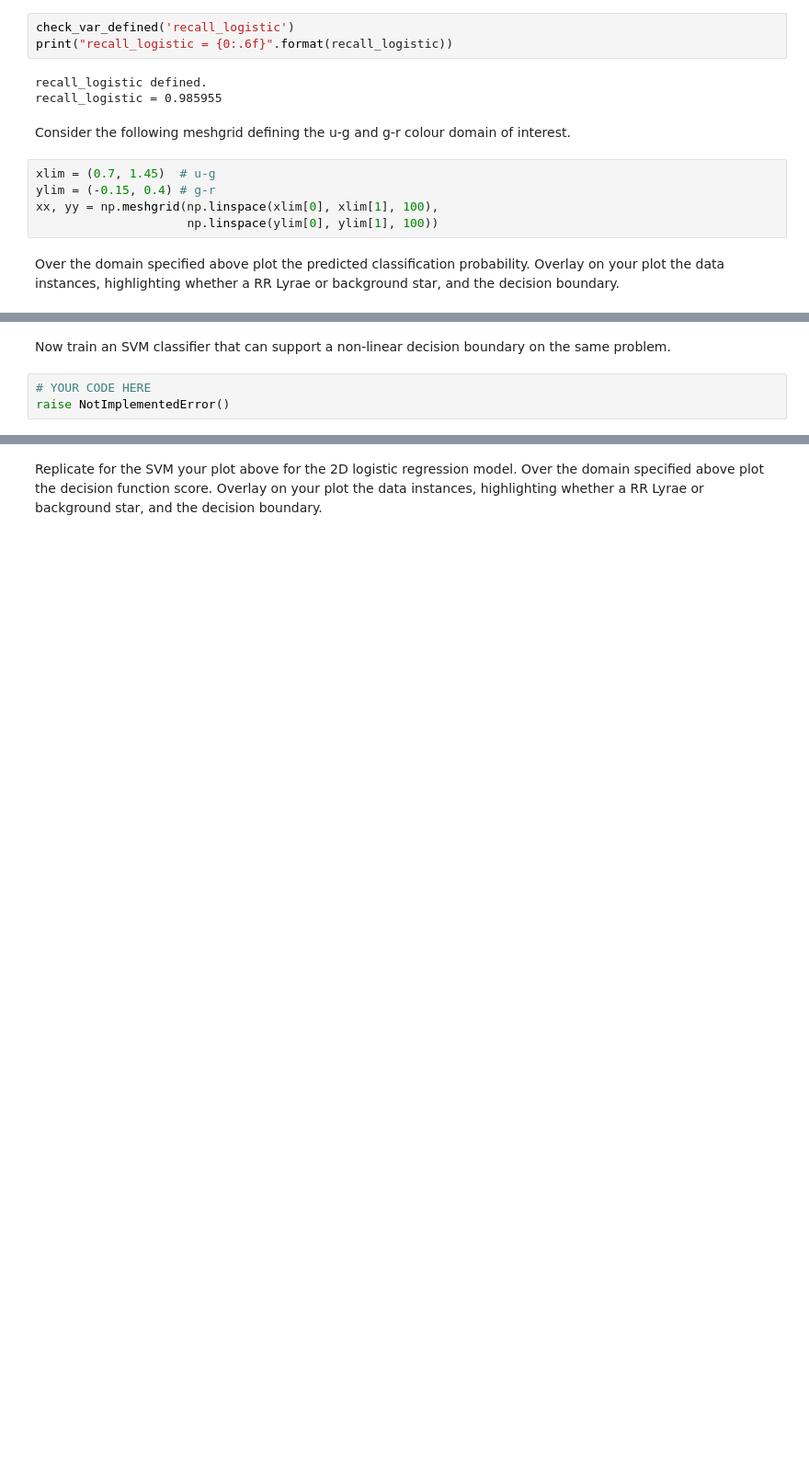
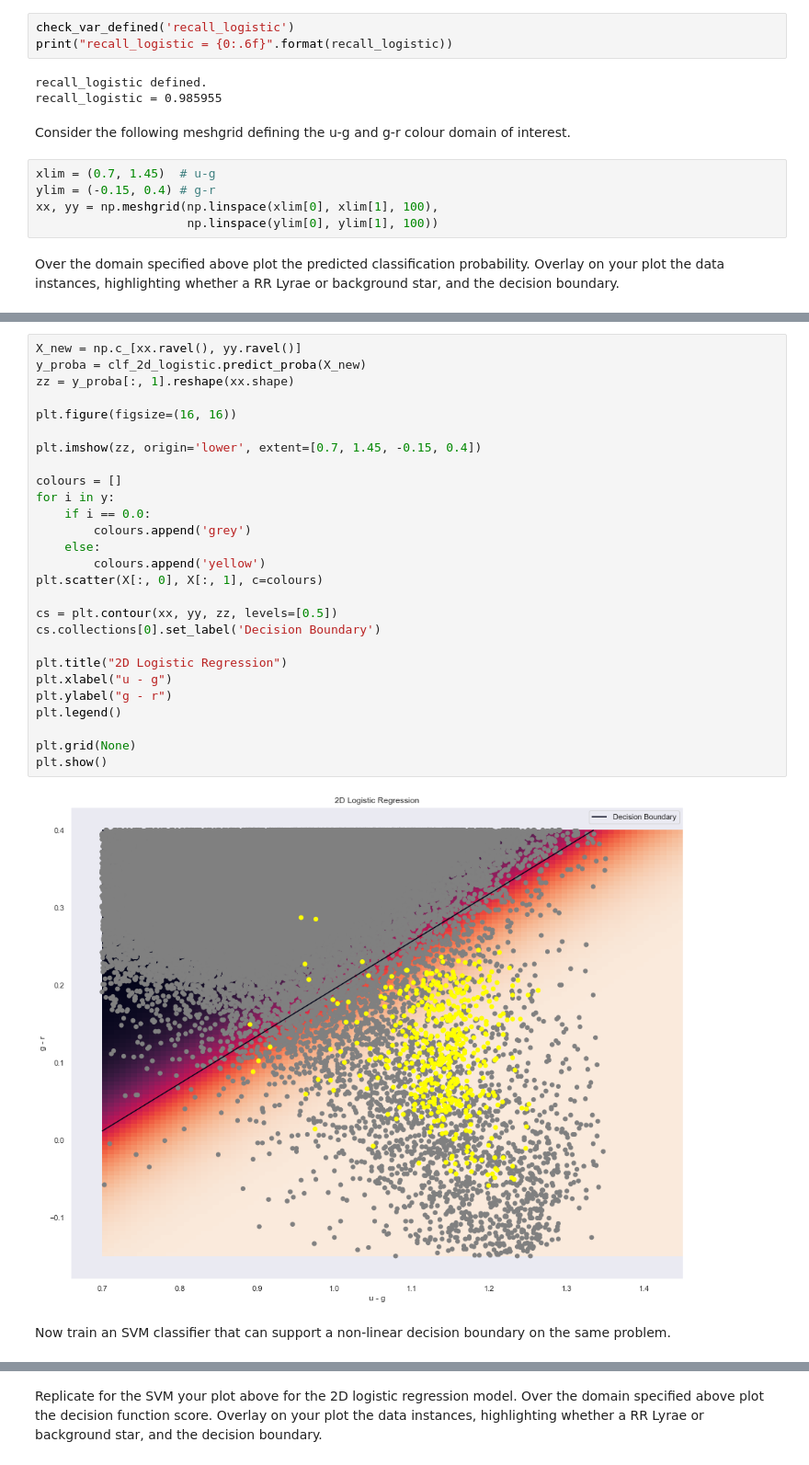
Before and after one commit to johnduffymsc/msc_spce0038, a Jupyter notebook: spce0038_coursework_john_duffy.ipynb, the cells around one changed output, grey strips where cells are left out. Shown at 92% size. Cells and saved outputs as stored; diff of their text form; blank space fills up the shorter version.

```diff
--- a/spce0038_coursework_john_duffy.ipynb
+++ b/spce0038_coursework_john_duffy.ipynb
@@ -1029,5 +972,31 @@ plt.show()
+# %%
+X_new = np.c_[xx.ravel(), yy.ravel()]
+y_proba = clf_2d_logistic.predict_proba(X_new)
+zz = y_proba[:, 1].reshape(xx.shape)
+
+plt.figure(figsize=(16, 16))
+
+plt.imshow(zz, origin='lower', extent=[0.7, 1.45, -0.15, 0.4])
+
+colours = []
+for i in y:
+    if i == 0.0:
+        colours.append('grey')
+    else:
+        colours.append('yellow')
+plt.scatter(X[:, 0], X[:, 1], c=colours)
+
+cs = plt.contour(xx, yy, zz, levels=[0.5])
+cs.collections[0].set_label('Decision Boundary')
+
+plt.title("2D Logistic Regression")
+plt.xlabel("u - g")
+plt.ylabel("g - r")
+plt.legend()
+
+plt.grid(None)
+plt.show()
+# %% [output]
+[figure, added]
 # %% [markdown]
 Now train an SVM classifier that can support a non-linear decision boundary on the same problem.
-# %%
-# YOUR CODE HERE
-raise NotImplementedError()
```
Also changed, not shown: parts of 10 cells of this notebook.
